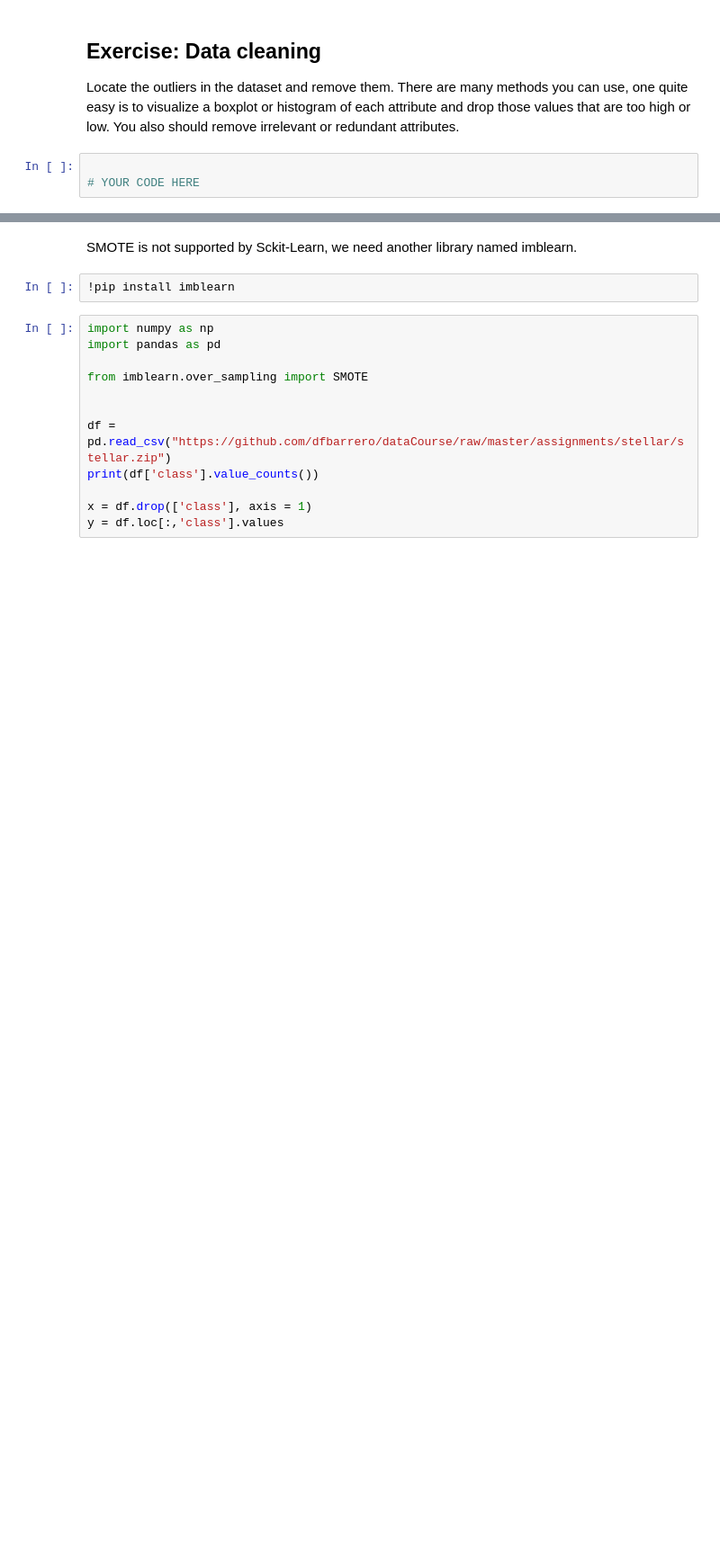
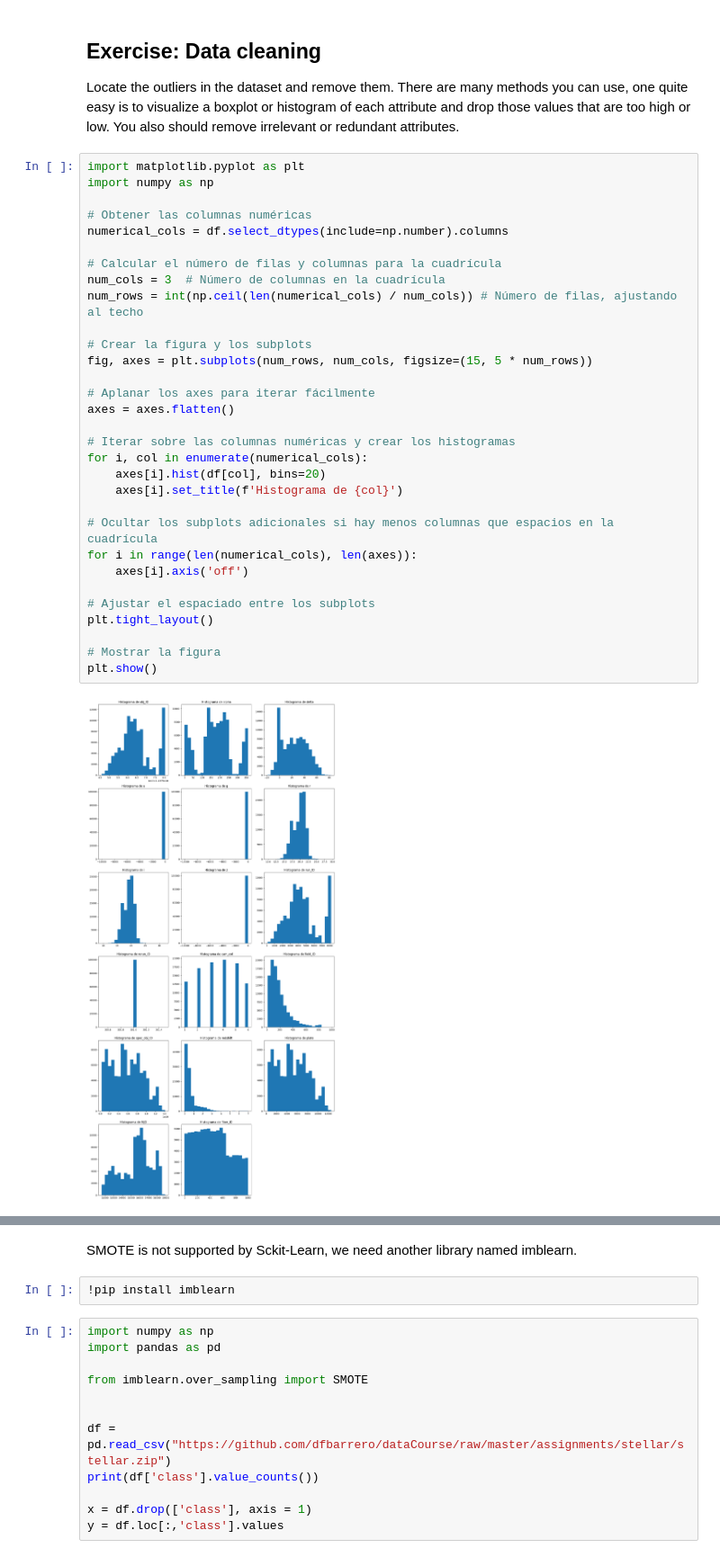
Before and after one commit to RoberToaza/AI-on-autonomous-control-systems, a Jupyter notebook: assignments/stellar/stellar.ipynb, the cells around one changed output, grey strips where cells are left out. Shown at 90% size. Cells and saved outputs as stored; diff of their text form; blank space fills up the shorter version.

```diff
--- a/assignments/stellar/stellar.ipynb
+++ b/assignments/stellar/stellar.ipynb
@@ -83,6 +82,36 @@ dtype: int64
 ## Exercise: Data cleaning
 
 Locate the outliers in the dataset and remove them. There are many methods you can use, one quite easy is to visualize a boxplot or histogram of each attribute and drop those values that are too high or low. You also should remove irrelevant or redundant attributes.
-# %%
-
-# YOUR CODE HERE
+# %%
+import matplotlib.pyplot as plt
+import numpy as np
+
+# Obtener las columnas numéricas
+numerical_cols = df.select_dtypes(include=np.number).columns
+
+# Calcular el número de filas y columnas para la cuadrícula
+num_cols = 3  # Número de columnas en la cuadrícula
+num_rows = int(np.ceil(len(numerical_cols) / num_cols)) # Número de filas, ajustando al techo
+
+# Crear la figura y los subplots
+fig, axes = plt.subplots(num_rows, num_cols, figsize=(15, 5 * num_rows))
+
+# Aplanar los axes para iterar fácilmente
+axes = axes.flatten()
+
+# Iterar sobre las columnas numéricas y crear los histogramas
+for i, col in enumerate(numerical_cols):
+    axes[i].hist(df[col], bins=20)
+    axes[i].set_title(f'Histograma de {col}')
+
+# Ocultar los subplots adicionales si hay menos columnas que espacios en la cuadrícula
+for i in range(len(numerical_cols), len(axes)):
+    axes[i].axis('off')
+
+# Ajustar el espaciado entre los subplots
+plt.tight_layout()
+
+# Mostrar la figura
+plt.show()
+# %% [output]
+[figure, added]
```
Also changed, not shown: parts of 2 cells of this notebook.
